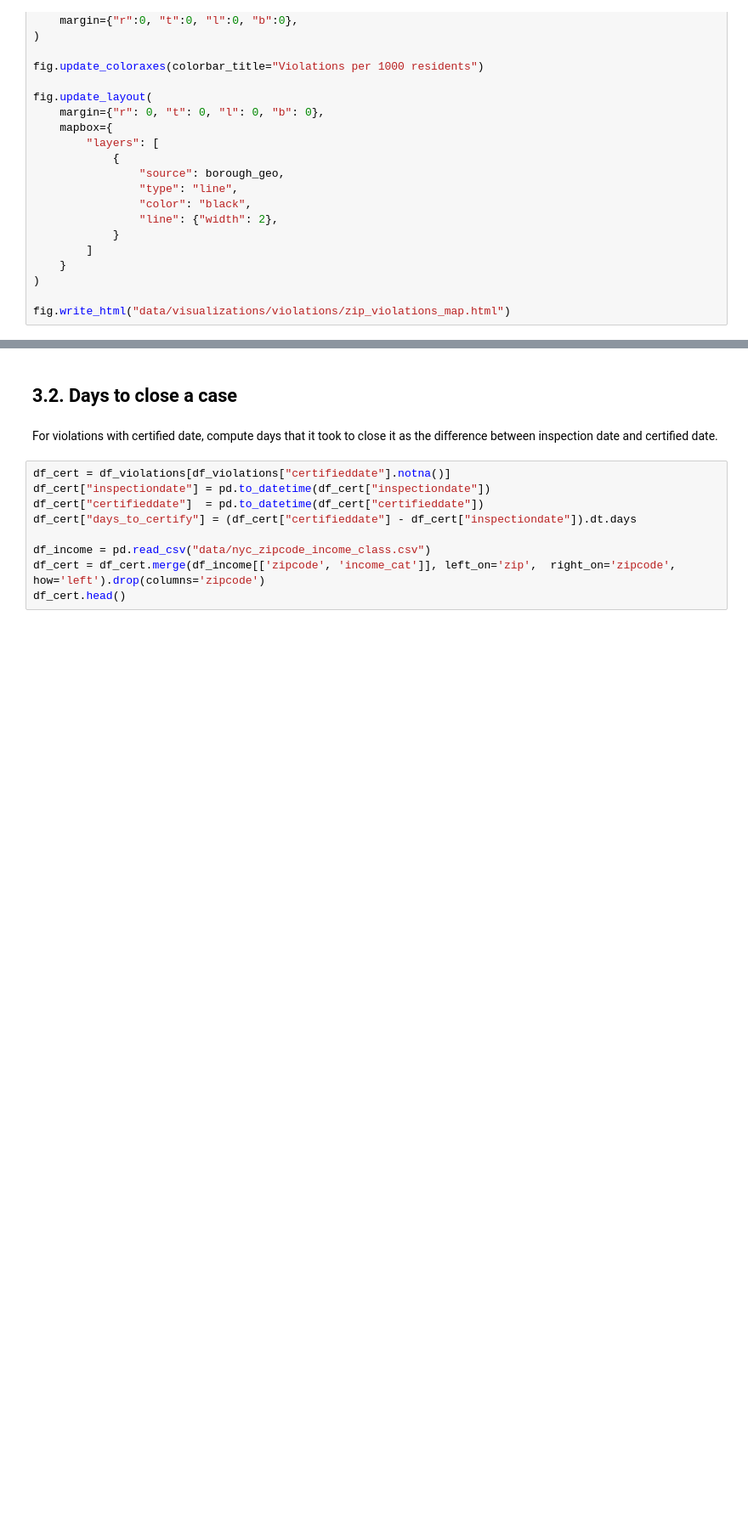
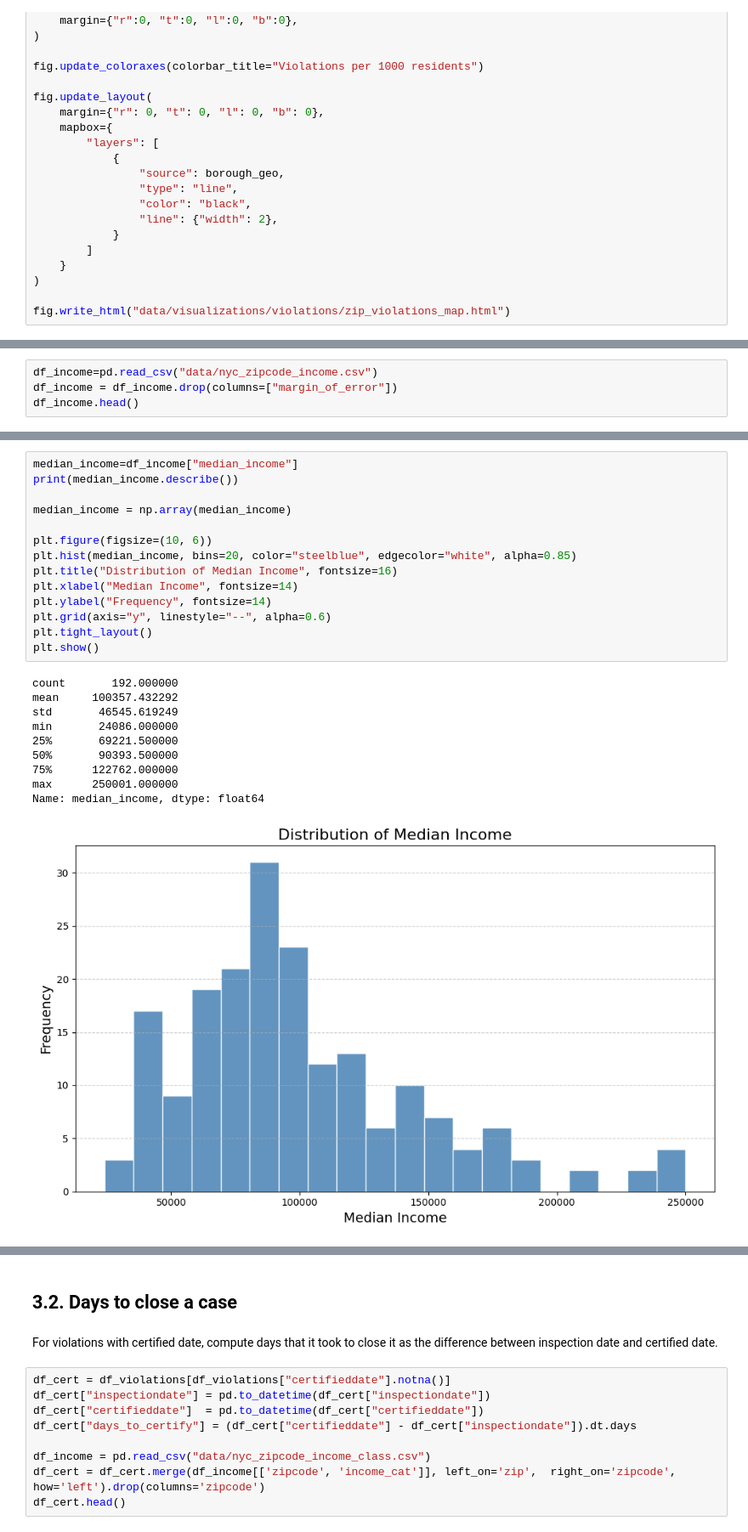
Before and after one commit to mariatmvendas/sdata_project, a Jupyter notebook: final_notebook.ipynb, the cells around one changed output, grey strips where cells are left out. Shown at 85% size. Drawn from its saved outputs; the diff is of its cells as text; blank space fills up the shorter version.

Commit message:
income

```diff
--- a/final_notebook.ipynb
+++ b/final_notebook.ipynb
@@ -704,0 +708,4 @@ fig.write_html("data/visualizations/violations/zip_violations_map.html")
+# %%
+df_income=pd.read_csv("data/nyc_zipcode_income.csv")
+df_income = df_income.drop(columns=["margin_of_error"])
+df_income.head()
@@ -704,0 +729,25 @@ fig.write_html("data/visualizations/violations/zip_violations_map.html")
+# %%
+median_income=df_income["median_income"]
+print(median_income.describe())
+
+median_income = np.array(median_income)
+
+plt.figure(figsize=(10, 6))
+plt.hist(median_income, bins=20, color="steelblue", edgecolor="white", alpha=0.85)
+plt.title("Distribution of Median Income", fontsize=16)
+plt.xlabel("Median Income", fontsize=14)
+plt.ylabel("Frequency", fontsize=14)
+plt.grid(axis="y", linestyle="--", alpha=0.6)
+plt.tight_layout()
+plt.show()
+# %% [output]
+count       192.000000
+mean     100357.432292
+std       46545.619249
+min       24086.000000
+25%       69221.500000
+50%       90393.500000
+75%      122762.000000
+max      250001.000000
+Name: median_income, dtype: float64
+[figure, added]
```
Also changed, not shown: parts of 7 cells of this notebook, 2 other files.
